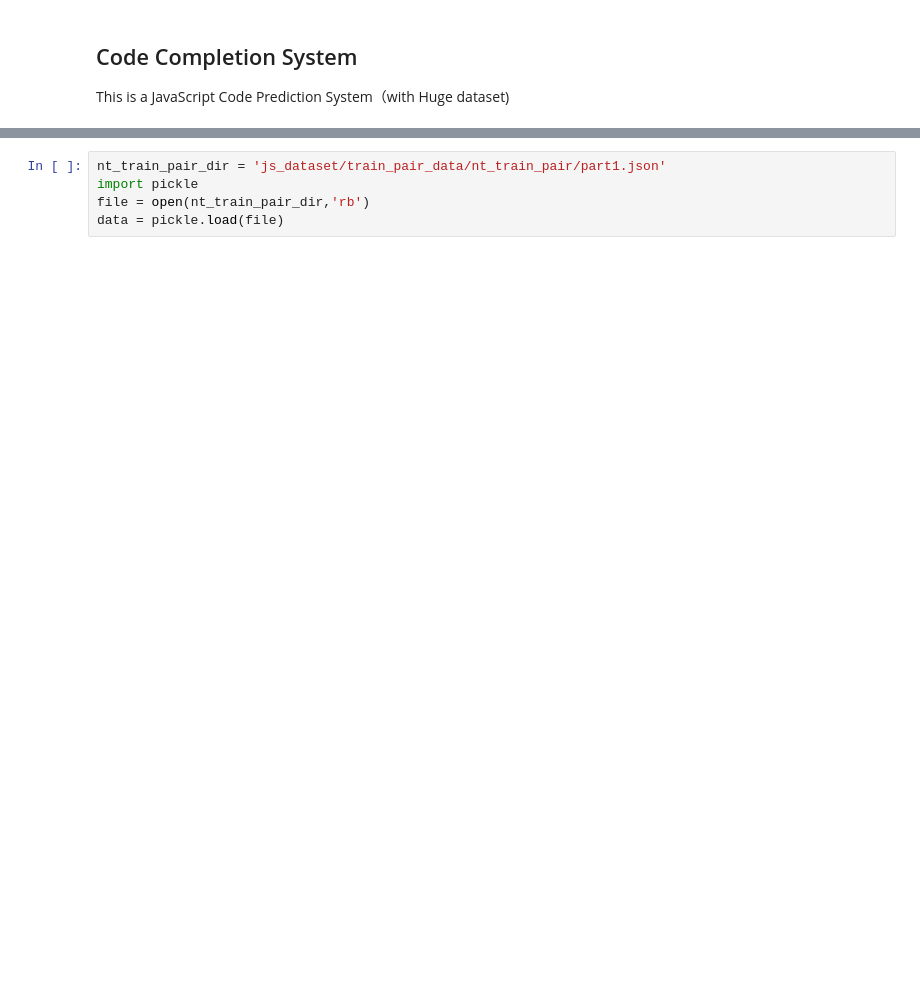
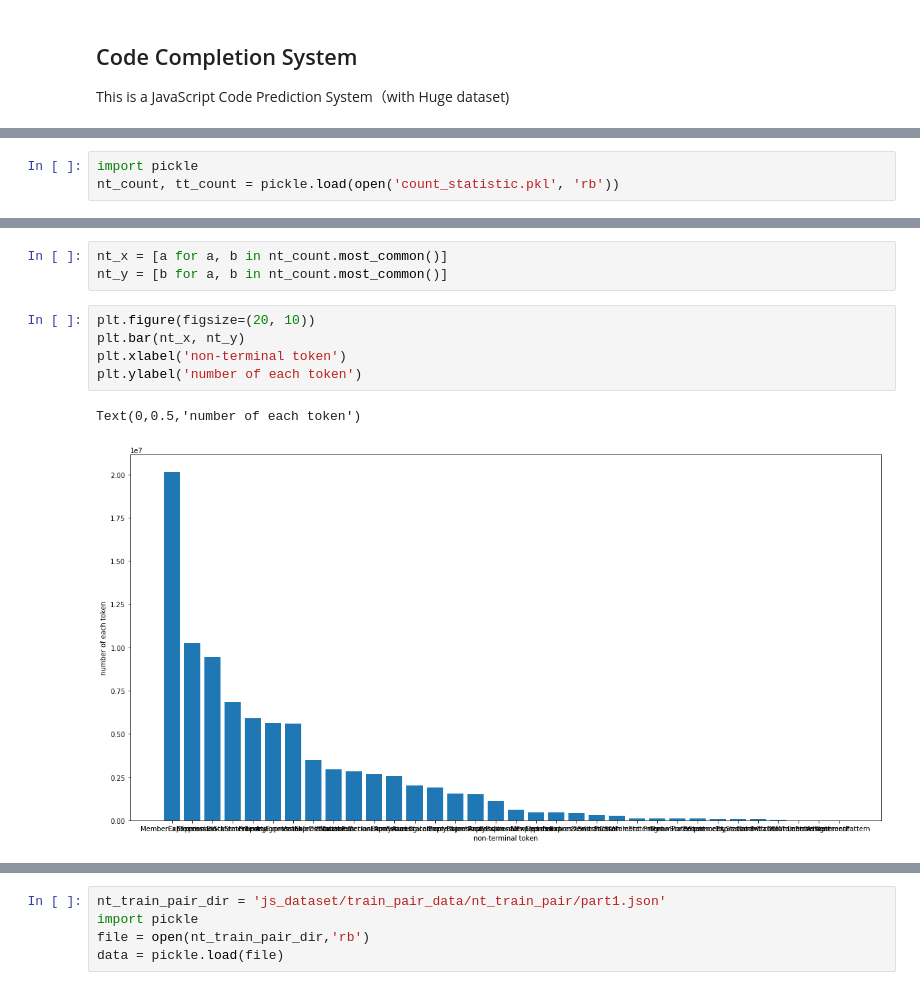
Before and after one commit to AgFeather/CodeCompletion, a Jupyter notebook: test_and_debug.ipynb, the cells around one changed output, grey strips where cells are left out. Saved outputs shown, nothing was run; the diff lists cells and outputs as text; blank space fills up the shorter version.

```diff
--- a/test_and_debug.ipynb
+++ b/test_and_debug.ipynb
@@ -4,0 +47,3 @@ This is a JavaScript Code Prediction System（with Huge dataset)
+# %%
+import pickle
+nt_count, tt_count = pickle.load(open('count_statistic.pkl', 'rb'))
@@ -4,0 +81,11 @@ This is a JavaScript Code Prediction System（with Huge dataset)
+# %%
+nt_x = [a for a, b in nt_count.most_common()]
+nt_y = [b for a, b in nt_count.most_common()]
+# %%
+plt.figure(figsize=(20, 10))
+plt.bar(nt_x, nt_y)
+plt.xlabel('non-terminal token')
+plt.ylabel('number of each token')
+# %% [output]
+Text(0,0.5,'number of each token')
+[figure, added]
```
Also changed, not shown: parts of 12 cells of this notebook, 5 other files.
